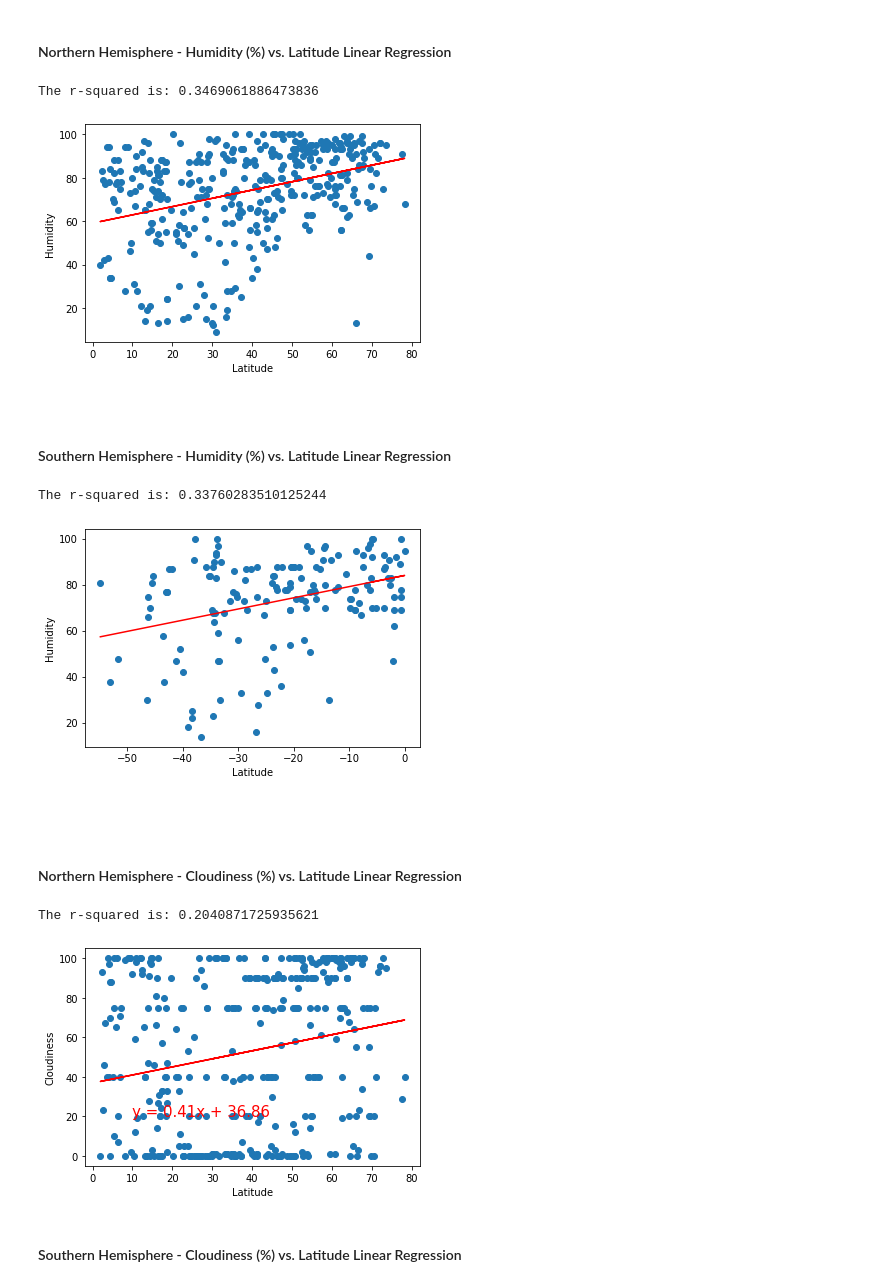
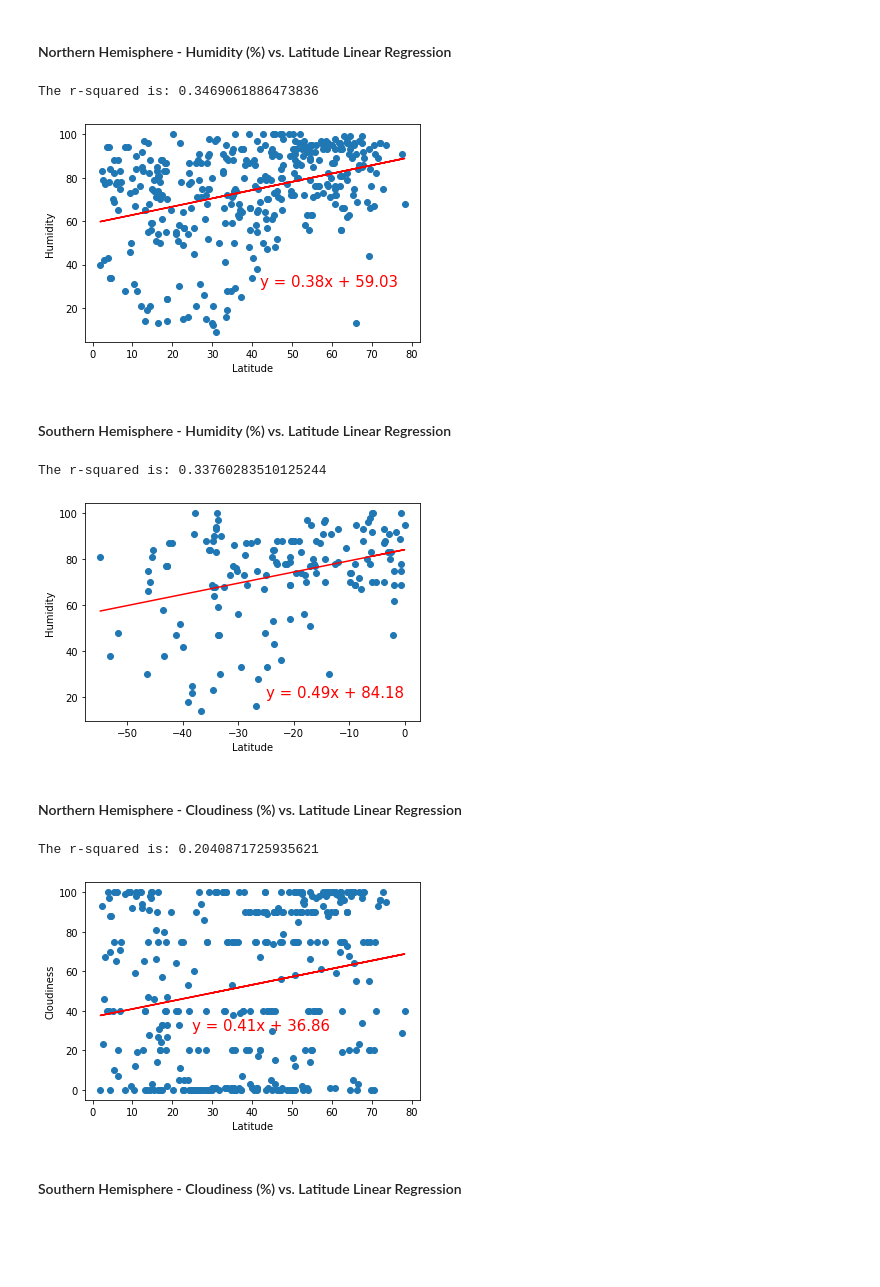
Before and after one commit to teomotun/Vacation-Planner, a Jupyter notebook: WeatherPy/WeatherPy.ipynb, the cells around one changed output. Drawn from its saved outputs; the diff is of its cells as text; code cells hidden in the pictures; blank space fills up the shorter version.

```diff
--- a/WeatherPy/WeatherPy.ipynb
+++ b/WeatherPy/WeatherPy.ipynb
@@ -266,14 +262,14 @@ The r-squared is: 0.49352538224213716
 # %%
 xdata = northern["Lat"]
 ydata = northern["Humidity"]
 xlbl = "Latitude"
 ylbl = "Humidity"
-lblpos = (10,-20)
+lblpos = (42,30)
 ifig = "Northern Hemisphere - Humidity vs. Latitude Linear Regression"
 plotLinearRegression(xdata,ydata,xlbl,ylbl,lblpos,ifig)
 # %% [output]
 The r-squared is: 0.3469061886473836
-[figure, old version]
+[figure, new version]
 # %% [markdown]
 ####  Southern Hemisphere - Humidity (%) vs. Latitude Linear Regression
 # %%
@@ -281,12 +277,12 @@ xdata = southern["Lat"]
 ydata = southern["Humidity"]
 xlbl = "Latitude"
 ylbl = "Humidity"
-lblpos = (10,-20)
+lblpos = (-25,20)
 ifig = "Southern Hemisphere - Humidity vs. Latitude Linear Regression"
 plotLinearRegression(xdata,ydata,xlbl,ylbl,lblpos,ifig)
 # %% [output]
 The r-squared is: 0.33760283510125244
-[figure, old version]
+[figure, new version]
 # %% [markdown]
 ####  Northern Hemisphere - Cloudiness (%) vs. Latitude Linear Regression
 # %%
@@ -294,12 +290,12 @@ xdata = northern["Lat"]
 ydata = northern["Cloudiness"]
 xlbl = "Latitude"
 ylbl = "Cloudiness"
-lblpos = (10,20)
+lblpos = (25,30)
 ifig = "Northern Hemisphere - Cloudiness vs. Latitude Linear Regression"
 plotLinearRegression(xdata,ydata,xlbl,ylbl,lblpos,ifig)
 # %% [output]
 The r-squared is: 0.2040871725935621
-[figure, old version]
+[figure, new version]
 # %% [markdown]
 ####  Southern Hemisphere - Cloudiness (%) vs. Latitude Linear Regression
 # %%
```
Also changed, not shown: parts of 9 cells of this notebook, 7 other files.
